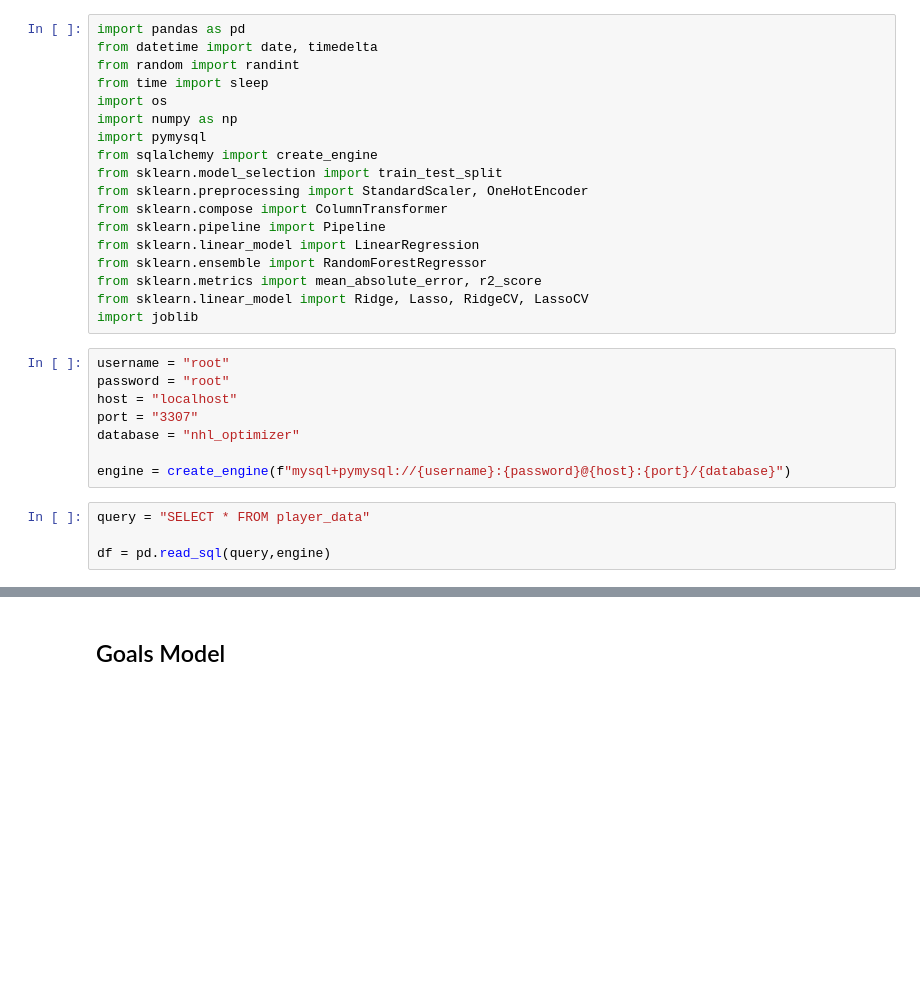
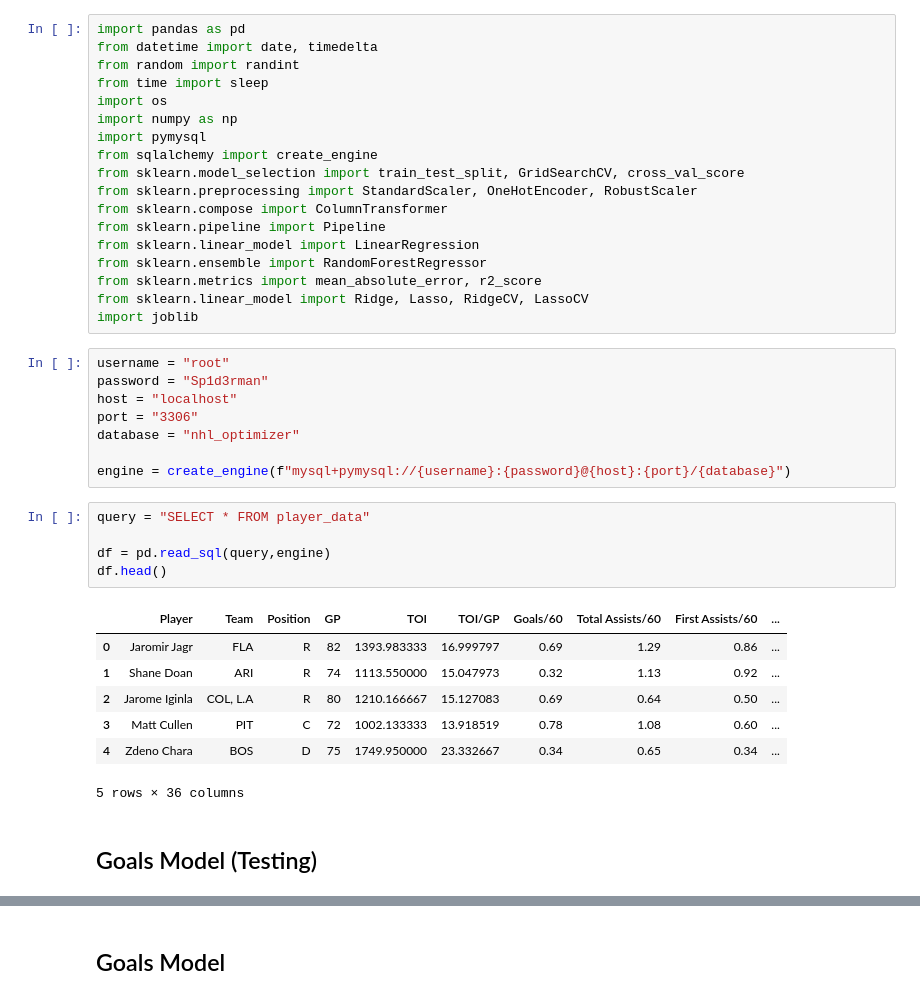
Before and after one commit to bolg55/NHL-Fantasy, a Jupyter notebook: NHL Player Model.ipynb, the cells around one changed output, grey strips where cells are left out. Saved outputs shown, nothing was run; the diff lists cells and outputs as text; blank space fills up the shorter version.

Commit message:
chore: update models and scripts

```diff
--- a/NHL Player Model.ipynb
+++ b/NHL Player Model.ipynb
@@ -7,8 +7,8 @@ import os
 import numpy as np
 import pymysql
 from sqlalchemy import create_engine
-from sklearn.model_selection import train_test_split
-from sklearn.preprocessing import StandardScaler, OneHotEncoder
+from sklearn.model_selection import train_test_split, GridSearchCV, cross_val_score
+from sklearn.preprocessing import StandardScaler, OneHotEncoder, RobustScaler
 from sklearn.compose import ColumnTransformer
 from sklearn.pipeline import Pipeline
 from sklearn.linear_model import LinearRegression
@@ -18,13 +18,24 @@ from sklearn.linear_model import Ridge, Lasso, RidgeCV, LassoCV
 import joblib
 # %%
 username = "root"
-password = "root"
+password = "Sp1d3rman"
 host = "localhost"
-port = "3307"
+port = "3306"
 database = "nhl_optimizer"
 
 engine = create_engine(f"mysql+pymysql://{username}:{password}@{host}:{port}/{database}")
 # %%
 query = "SELECT * FROM player_data"
 
 df = pd.read_sql(query,engine)
+df.head()
+# %% [output]
+|  | Player | Team | Position | GP | TOI | TOI/GP | Goals/60 | Total Assists/60 | First Assists/60 | ... |
+| 0 | Jaromir Jagr | FLA | R | 82 | 1393.983333 | 16.999797 | 0.69 | 1.29 | 0.86 | ... |
+| 1 | Shane Doan | ARI | R | 74 | 1113.550000 | 15.047973 | 0.32 | 1.13 | 0.92 | ... |
+| 2 | Jarome Iginla | COL, L.A | R | 80 | 1210.166667 | 15.127083 | 0.69 | 0.64 | 0.50 | ... |
+| 3 | Matt Cullen | PIT | C | 72 | 1002.133333 | 13.918519 | 0.78 | 1.08 | 0.60 | ... |
+| 4 | Zdeno Chara | BOS | D | 75 | 1749.950000 | 23.332667 | 0.34 | 0.65 | 0.34 | ... |
+5 rows × 36 columns
+# %% [markdown]
+## Goals Model (Testing)
```
Also changed, not shown: parts of 10 cells of this notebook, 8 other files.
